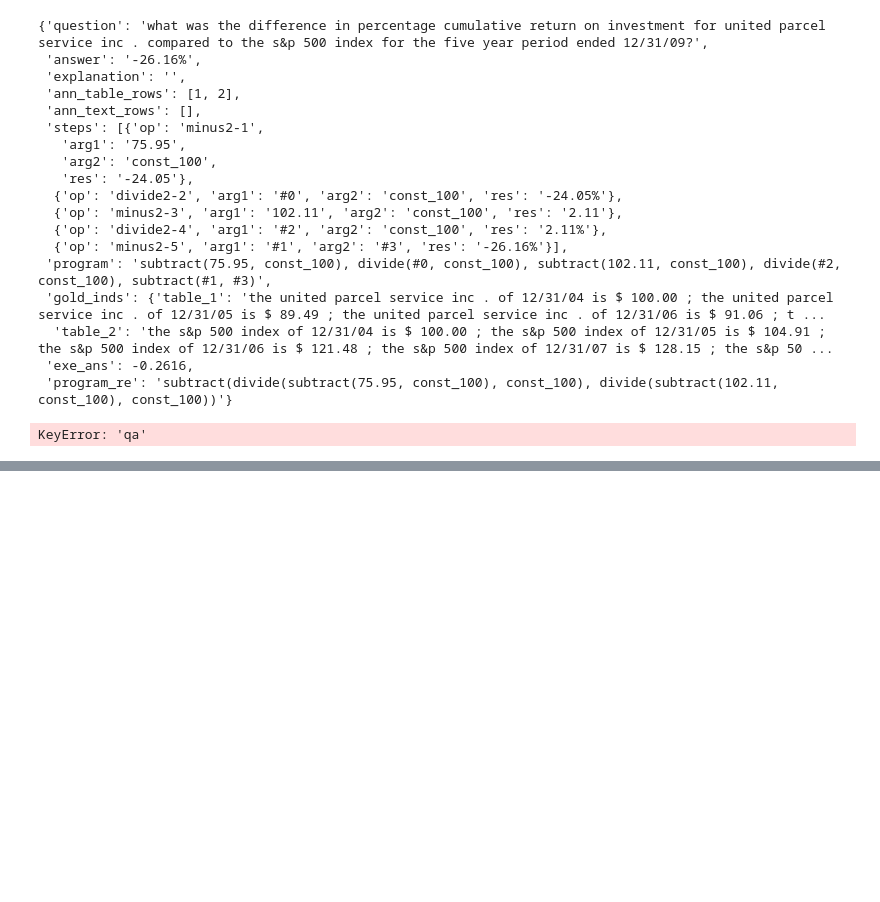
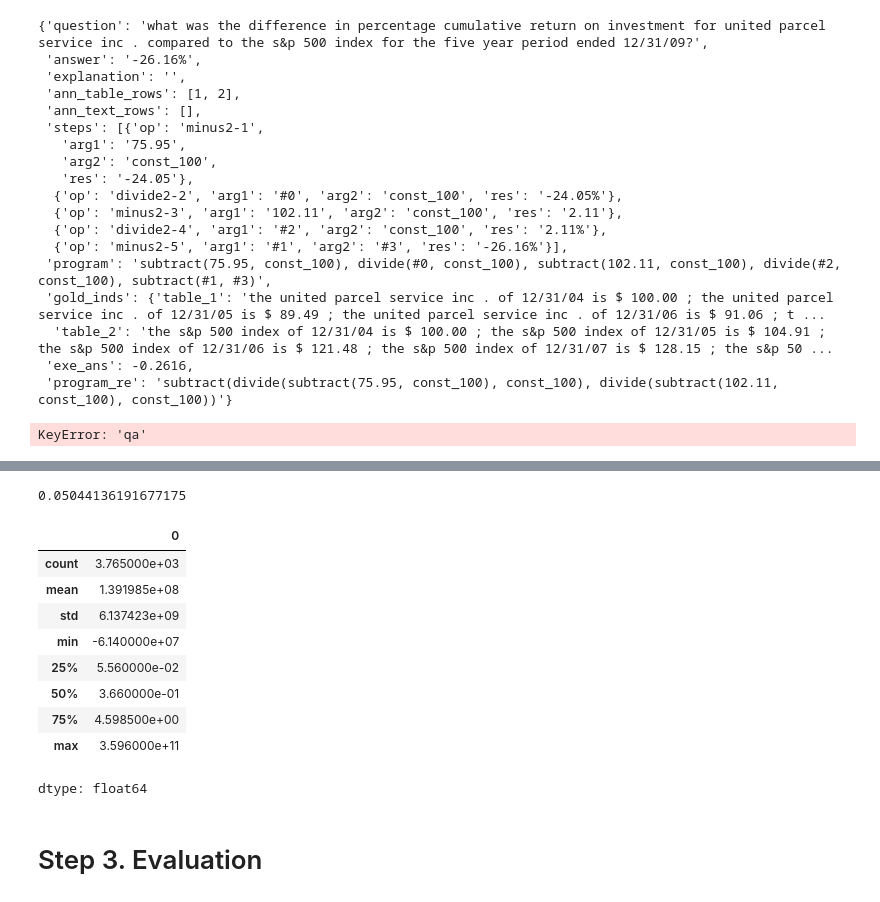
Before and after one commit to AnastasiaGo17/ConvFinQA_llm, a Jupyter notebook: llm_qa.ipynb, the cells around one changed output, grey strips where cells are left out. Saved outputs shown, nothing was run; the diff lists cells and outputs as text; code cells hidden in the pictures; blank space fills up the shorter version.

```diff
--- a/llm_qa.ipynb
+++ b/llm_qa.ipynb
@@ -375,0 +808,21 @@ Conclusions:
+# %%
+# % Nones - just 5% which is okay for a POC
+
+len([el['qa_ans'] for el in normalized_train if el['qa_ans'] is None]) / len(normalized_train)
+# %% [output]
+0.05044136191677175
+# %%
+pd.Series([el['qa_ans'] for el in normalized_train]).describe()
+# %% [output]
+|  | 0 |
+| count | 3.765000e+03 |
+| mean | 1.391985e+08 |
+| std | 6.137423e+09 |
+| min | -6.140000e+07 |
+| 25% | 5.560000e-02 |
+| 50% | 3.660000e-01 |
+| 75% | 4.598500e+00 |
+| max | 3.596000e+11 |
+dtype: float64
+# %% [markdown]
+# Step 3. Evaluation
```
Also changed, not shown: parts of 69 cells of this notebook.
